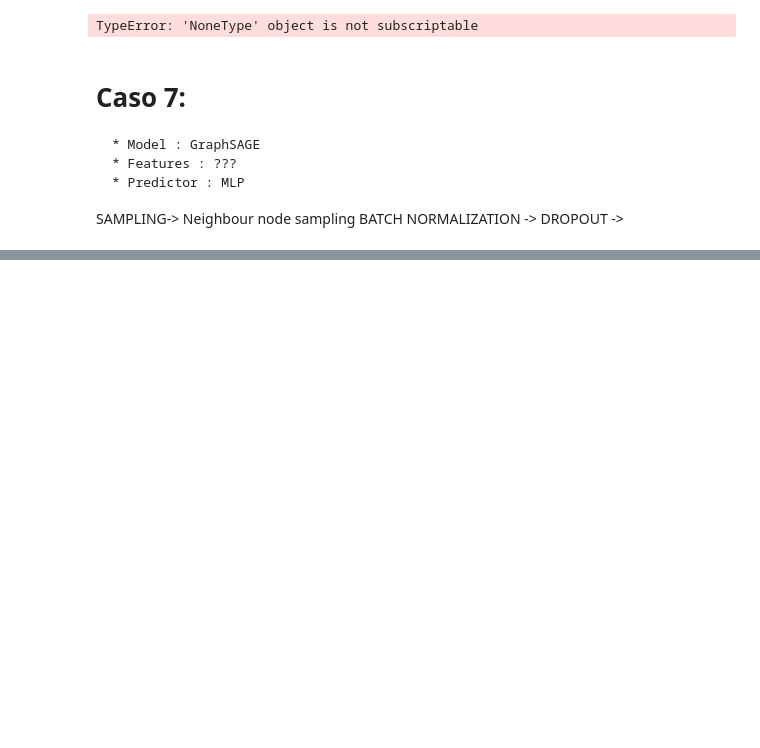
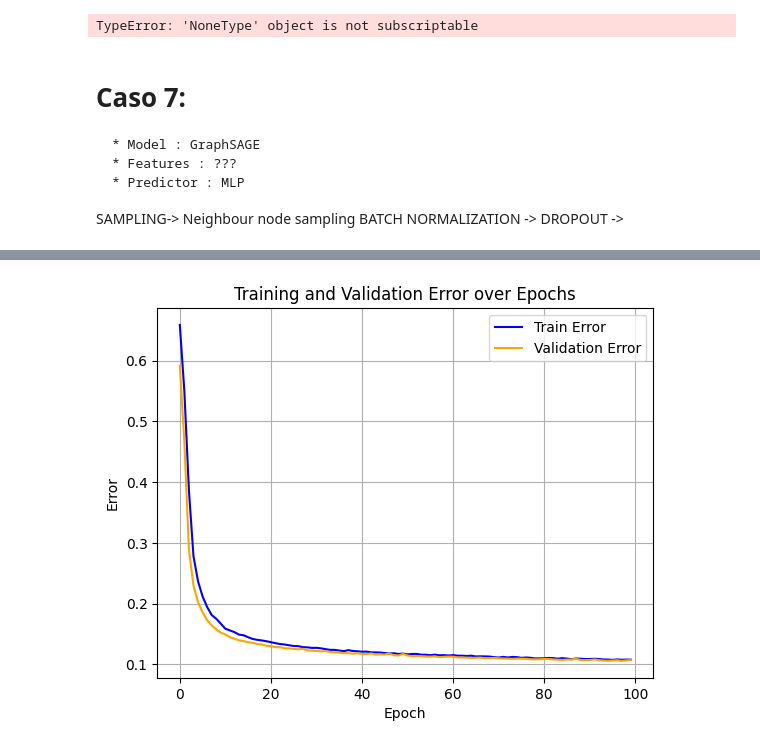
Before and after one commit to valesteban/TESIS, a Jupyter notebook: trainingBinaryClass.ipynb, the cells around one changed output, grey strips where cells are left out. Drawn from its saved outputs; the diff is of its cells as text; code cells hidden in the pictures; blank space fills up the shorter version.

```diff
--- a/trainingBinaryClass.ipynb
+++ b/trainingBinaryClass.ipynb
@@ -1024,6 +1019,6 @@ TEST NIDS: tensor([     1,      2,      4,  ..., 433974, 433977, 433978])
 # %%
 # Definir Dataloader y Sampler Training
-sampler_train = dgl.dataloading.NeighborSampler([3, 3])
+sampler_train = dgl.dataloading.NeighborSampler([1, 1])
 
 
 # Transformar el sampler para predicción de aristas
@@ -1040,7 +1035,7 @@ train_dataloader = dgl.dataloading.DataLoader(
     train_nids,         # The node IDs to iterate over in minibatches
     sampler_train,            # The neighbor sampler
     # The following arguments are inherited from PyTorch DataLoader.
-    batch_size=500,    # Batch size
+    batch_size=1000,    # Batch size
     shuffle=True,       # Whether to shuffle the nodes for every epoch
     drop_last=False,    # Whether to drop the last incomplete batch
     # num_workers=0       # Number of sampler processes
@@ -1049,7 +1044,7 @@ train_dataloader = dgl.dataloading.DataLoader(
 
 
 # Definir Dataloader y Sampler Evaluación ------------------------------------------------------------------
-sampler_test = dgl.dataloading.NeighborSampler([3, 3])
+sampler_test = dgl.dataloading.NeighborSampler([4,4])
 
 
 # Transformar el sampler para predicción de aristas
@@ -1066,7 +1061,7 @@ test_dataloader = dgl.dataloading.DataLoader(
     test_nids,         # The node IDs to iterate over in minibatches
     sampler_test,            # The neighbor sampler
     # The following arguments are inherited from PyTorch DataLoader.
-    batch_size=500,    # Batch size
+    batch_size=1000,    # Batch size
     shuffle=True,       # Whether to shuffle the nodes for every epoch
     drop_last=False,    # Whether to drop the last incomplete batch
     # num_workers=0       # Number of sampler processes
@@ -1223,0 +1235,13 @@ Train Error [1.013968825340271, 0.684860348701477, 0.5926541090011597, 0.5406332
+# %%
+# Crear gráfico combinado de error de entrenamiento y validación
+plt.figure()  # Crear una nueva figura
+plt.plot(train_error_per_epoch, label='Train Error', color='blue')  # Error de entrenamiento en azul
+plt.plot(val_error, label='Validation Error', color='orange')  # Error de validación en naranja
+plt.xlabel('Epoch')
+plt.ylabel('Error')
+plt.title('Training and Validation Error over Epochs')
+plt.legend()
+plt.grid(True)
+plt.show()  # Mostrar el gráfico combinado
+# %% [output]
+[figure, added]
```
Also changed, not shown: parts of 4 cells of this notebook.
